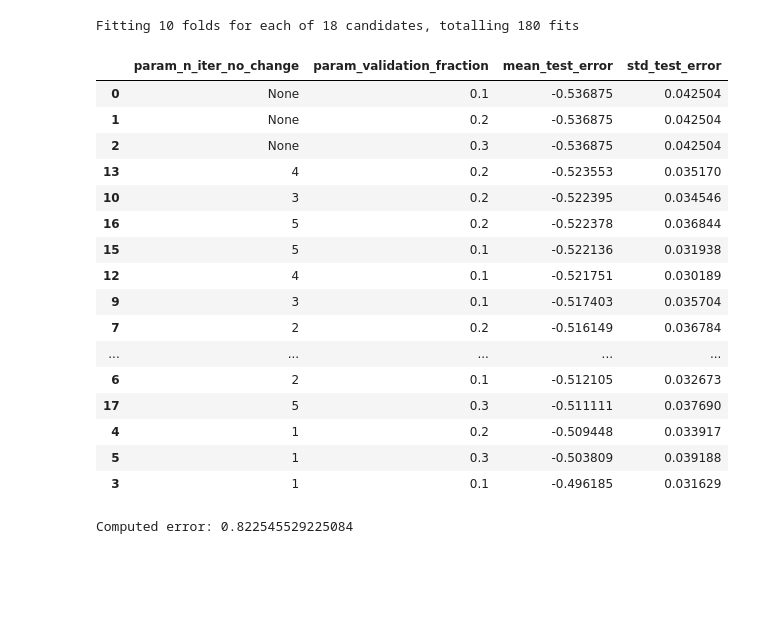
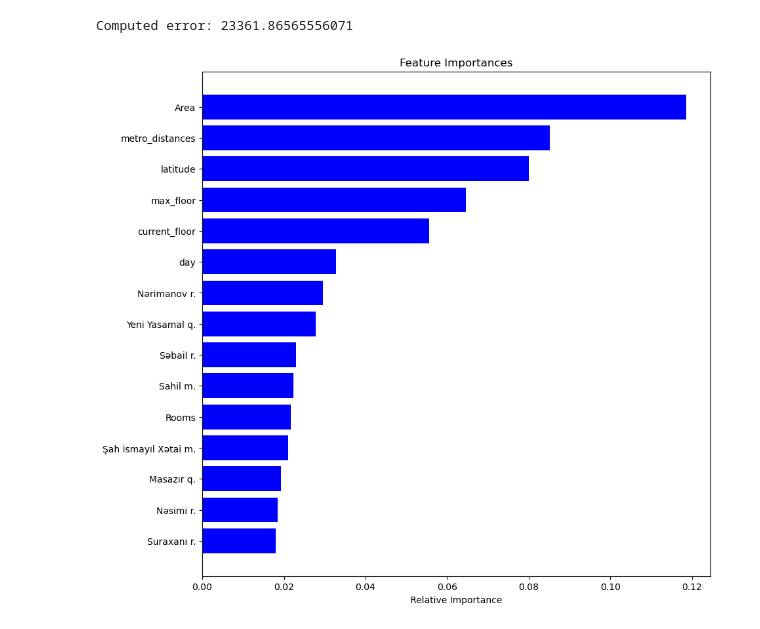
Before and after one commit to Pavel418/ufaz-study-project, a Jupyter notebook: Untitled-1.ipynb, the cells around one changed output. Saved outputs shown, nothing was run; the diff lists cells and outputs as text; code cells hidden in the pictures; blank space fills up the shorter version.

```diff
--- a/Untitled-1.ipynb
+++ b/Untitled-1.ipynb
@@ -117,7 +117,7 @@ for i in range(len(houses)):
     min_idx = distances[i].index(min(distances[i]))
     min_distances.append(min(distances[i]) * 111000)
     #print('closest subway to house number', i, ' at ', houses[i], 'is subway ', subways[min_idx], ' number ', min_idx, ' at ',  min(distances[i]))
-train['distances'] = min_distances
+train['metro_distances'] = min_distances
 
 tags = train["locations"]
 clean_tags = tags.str.split(',')
@@ -127,6 +127,7 @@ c = pd.get_dummies(b)
 d = c.groupby(level=0).sum()
 
 train = train.astype({"Kateqoriya": int, 'Çıxarış':int, 'İpoteka':int, 'Təmir':int, 'day':int})
+train = train.rename(columns={'Sahə':'Area', 'Otaq sayı':'Rooms'})
 train = train.join(d)
 train = train.drop(['locations'], axis=1)
 # %%
@@ -200,54 +201,37 @@ cv_results = pd.DataFrame(search_cv.cv_results_)
 cv_results["mean_test_error"] = -cv_results["mean_test_score"]
 cv_results["std_test_error"] = cv_results["std_test_score"]
 cv_results[columns].sort_values(by="mean_test_error")
-# %% [output]
-Fitting 10 folds for each of 18 candidates, totalling 180 fits
-|  | param_n_iter_no_change | param_validation_fraction | mean_test_error | std_test_error |
-| 0 | None | 0.1 | -0.536875 | 0.042504 |
-| 1 | None | 0.2 | -0.536875 | 0.042504 |
-| 2 | None | 0.3 | -0.536875 | 0.042504 |
-| 13 | 4 | 0.2 | -0.523553 | 0.035170 |
-| 10 | 3 | 0.2 | -0.522395 | 0.034546 |
-| 16 | 5 | 0.2 | -0.522378 | 0.036844 |
-| 15 | 5 | 0.1 | -0.522136 | 0.031938 |
-| 12 | 4 | 0.1 | -0.521751 | 0.030189 |
-| 9 | 3 | 0.1 | -0.517403 | 0.035704 |
-| 7 | 2 | 0.2 | -0.516149 | 0.036784 |
-| ... | ... | ... | ... | ... |
-| 6 | 2 | 0.1 | -0.512105 | 0.032673 |
-| 17 | 5 | 0.3 | -0.511111 | 0.037690 |
-| 4 | 1 | 0.2 | -0.509448 | 0.033917 |
-| 5 | 1 | 0.3 | -0.503809 | 0.039188 |
-| 3 | 1 | 0.1 | -0.496185 | 0.031629 |
 # %%
 clf = GradientBoostingRegressor(learning_rate=0.1, loss='huber',alpha=0.9,n_estimators = 900, max_leaf_nodes= 50, min_samples_split=25, subsample=0.8, random_state= 0, max_features=17, max_depth=50)
 
-training = train.sample(frac=0.7, random_state=5)
+training = train.sample(frac=0.999, random_state=5)
 test = train.loc[~train.index.isin(training.index)]
 target = 'price_area'
 columns = train.columns.tolist()
 columns = [c for c in columns if c not in removal]
 clf.fit(training[columns], training[target])
-predicted = clf.predict(test[columns]) * test['Sahə']
+predicted = clf.predict(test[columns]) * test['Area']
 # Compute error between our test predictions and the actual values.
 lin_mse = mean_squared_error(predicted, test['price'], squared=False)
 print("Computed error:", lin_mse)
 # %% [output]
-Computed error: 0.822545529225084
+Computed error: 23361.86565556071
 # %%
 import numpy as np
 import matplotlib.pyplot as plt
 
 importances = clf.feature_importances_
-indices = np.argsort(importances)
+indices = np.argsort(importances)[-15:]
 features = columns
 
-plt.figure(figsize=(10,50))
+plt.figure(figsize=(10,10))
 plt.title('Feature Importances')
 plt.barh(range(len(indices)), importances[indices], color='b', align='center')
 plt.yticks(range(len(indices)), [features[i] for i in indices])
 plt.xlabel('Relative Importance')
-#plt.savefig('feature_importance2.png', dpi=300)
+plt.savefig('feature_importance2.png', dpi=300)
+# %% [output]
+[figure, added]
 # %%
 import numpy as np
 import matplotlib.pyplot as plt
```
Also changed, not shown: parts of 2 cells of this notebook, 2 other files.
